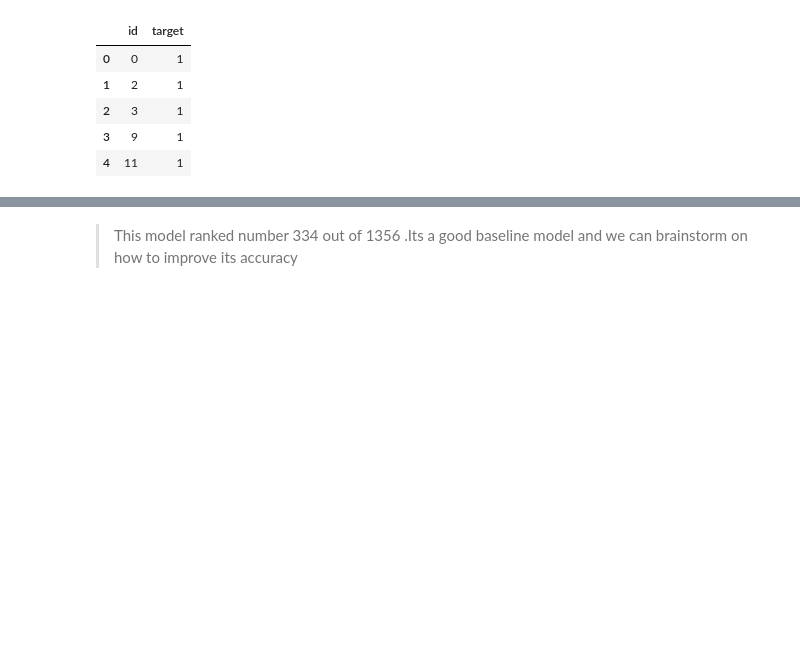
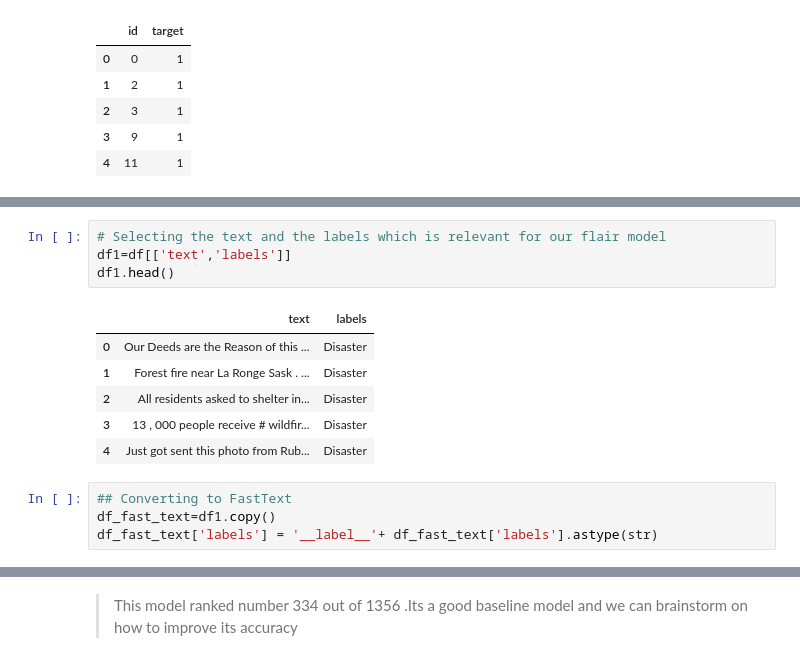
Before and after one commit to PrecyMaeMwanyungu/Fabulous-tokenizers_disaster_tweets_repository, a Jupyter notebook: Fabulous_Tokenizers__Project_Week.ipynb, the cells around one changed output, grey strips where cells are left out. Drawn from its saved outputs; the diff is of its cells as text; blank space fills up the shorter version.

```diff
--- a/Fabulous_Tokenizers__Project_Week.ipynb
+++ b/Fabulous_Tokenizers__Project_Week.ipynb
@@ -601,0 +743,15 @@ sub.head()
+# %%
+# Selecting the text and the labels which is relevant for our flair model
+df1=df[['text','labels']]
+df1.head()
+# %% [output]
+|  | text | labels |
+| 0 | Our Deeds are the Reason of this ... | Disaster |
+| 1 | Forest fire near La Ronge Sask . ... | Disaster |
+| 2 | All residents asked to shelter in... | Disaster |
+| 3 | 13 , 000 people receive # wildfir... | Disaster |
+| 4 | Just got sent this photo from Rub... | Disaster |
+# %%
+## Converting to FastText
+df_fast_text=df1.copy()
+df_fast_text['labels'] = '__label__'+ df_fast_text['labels'].astype(str)
```
Also changed, not shown: parts of 55 cells of this notebook.
